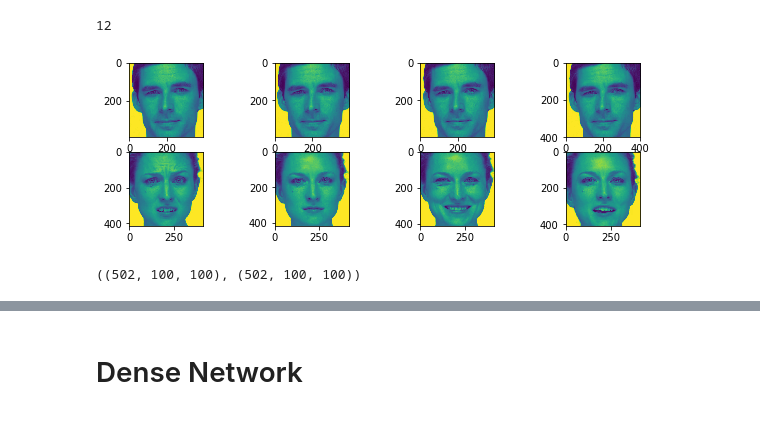
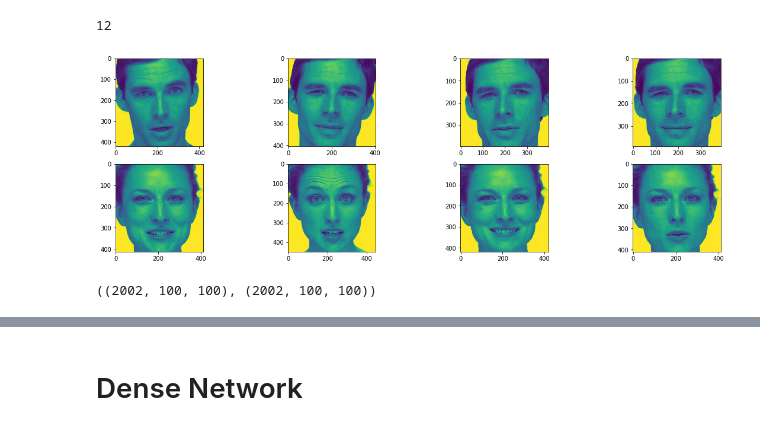
Before and after one commit to PhilSad/deepfake, a Jupyter notebook: network.ipynb, the cells around one changed output, grey strips where cells are left out. Drawn from its saved outputs; the diff is of its cells as text; code cells hidden in the pictures.

```diff
--- a/network.ipynb
+++ b/network.ipynb
@@ -22,7 +22,7 @@ def get_pics(path):
         gray = cv.cvtColor(cv.imread(path + pic), cv.COLOR_BGR2GRAY)
         pics.append(gray)
 
-        if i > 500:break
+        if i > 2000:break
     return pics
 # %%
 def resize_pics(pics):
@@ -38,24 +38,24 @@ len(pics_b)
 # %% [output]
 12
 # %%
-plt.figure(figsize=(10,3))
+plt.figure(figsize=(20,6))
 for i in range(1,5):
     plt.subplot(2, 4, i)
     i_pic = random.randint(0,len(pics_b))
     plt.imshow(pics_a[i_pic])
 
     plt.subplot(2,4,4+i)
     plt.imshow(pics_b[i_pic])
 plt.show()
 # %% [output]
-[figure, old version]
+[figure, new version]
 # %%
 pics_a = resize_pics(pics_a)
 pics_b = resize_pics(pics_b)
 # %%
 pics_a.shape, pics_b.shape
 # %% [output]
-((502, 100, 100), (502, 100, 100))
+((2002, 100, 100), (2002, 100, 100))
 # %%
 Xa = pics_a / 255.
 Xb = pics_b / 255.
```
Also changed, not shown: parts of 32 cells of this notebook, 2 other files.
